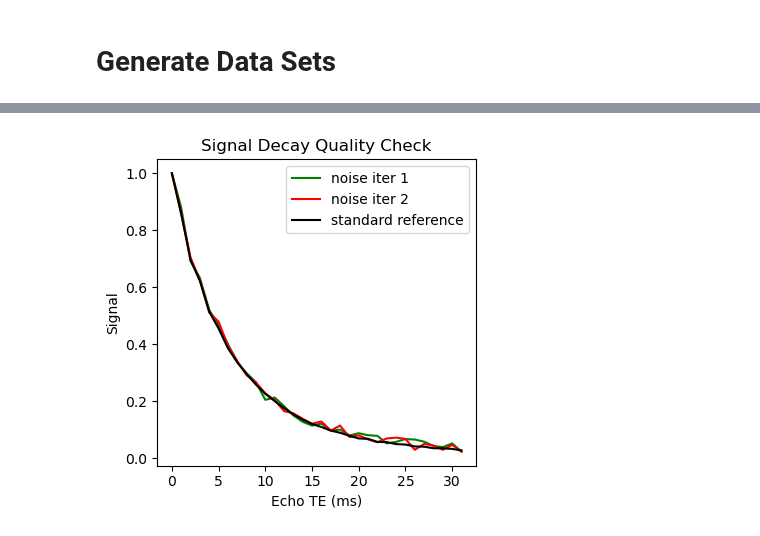
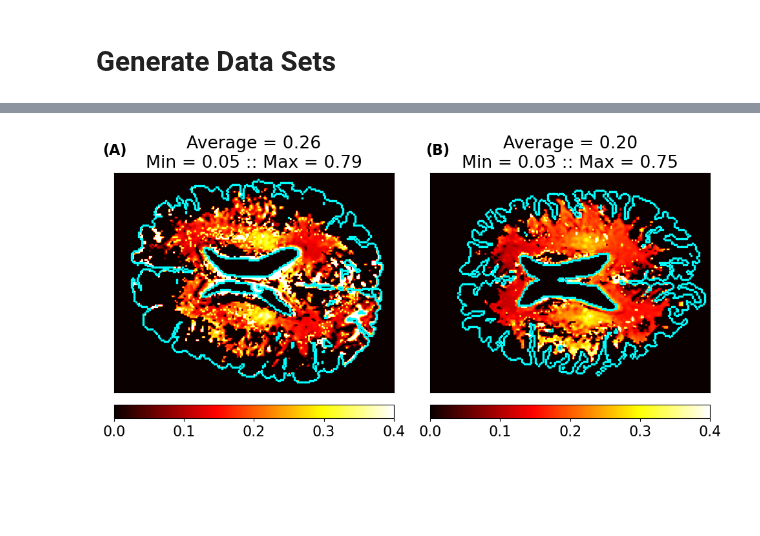
Before and after one commit to Griffin997/Regularization, a Jupyter notebook: check_noNoise_brainReferences.ipynb, the cells around one changed output, grey strips where cells are left out. Drawn from its saved outputs; the diff is of its cells as text; code cells hidden in the pictures; blank space fills up the shorter version.

Commit message:
comparison of gold standard MWF values

```diff
--- a/check_noNoise_brainReferences.ipynb
+++ b/check_noNoise_brainReferences.ipynb
@@ -352,13 +300,0 @@ Text(0.5, 1.0, 'MWF')
-# %%
-fig, ax = plt.subplots(1,1,figsize=(4,4),tight_layout=True)
-plt.plot(all_data[0,n_vert//2,n_hori//2,:], color = 'g', label = 'noise iter 1')
-plt.plot(all_data[1,n_vert//2,n_hori//2,:], color = 'r', label = 'noise iter 2')
-plt.plot(gs_data[n_vert//2,n_hori//2,:], color = 'k', label = 'standard reference')
-plt.xlabel('Echo TE (ms)')
-plt.ylabel('Signal')
-plt.title('Signal Decay Quality Check')
-plt.legend()
-
-plt.show()
-# %% [output]
-[figure, removed]
@@ -403,0 +301,6 @@ f.close()
+# %%
+ds1_brain_outline = get_brain_outline(ds1_masked_region)
+ds1_outline_indices = np.where(ds1_brain_outline == 1)
+
+ds2_brain_outline = get_brain_outline(ds2_masked_region)
+ds2_outline_indices = np.where(ds2_brain_outline == 1)
@@ -403,0 +310,33 @@ f.close()
+# %%
+fig, ax = plt.subplots(1,2,figsize=(10,5.5),tight_layout=True)
+plt.rc('font', size  = 16)
+
+MWF_cb_map = plt.get_cmap('hot', 128)
+# stack_white = np.vstack(((1,0,0,0),MWF_cb_map(np.linspace(0,1,128))))
+# MWF_cb_map = colors.ListedColormap(stack_white, name = 'MWF_cb_map')
+# MWF_cb_map.set_extremes(over = 'purple')
+extend_opt = "neither" #min, max, both, neither
+upper_bound = 0.4
+
+# fig.suptitle('Myelin Water Fraction (MWF) Maps' + '\nNoise Realization: '+ str(iter_oi+1) + ' :: SNR = ' + str(np.round(SNR_array[iter_oi],2)))
+im_ds1 = ax[0].imshow(ds1_nonreg_estimates[:,:,0], cmap = MWF_cb_map, vmin = 0, vmax = upper_bound)
+ax[0].set_title(f'Average = {np.mean(ds1_MWF_mask_region):.2f}\nMin = {np.min(ds1_MWF_mask_region):.2f} :: Max = {np.max(ds1_MWF_mask_region):.2f}')
+ax[0].tick_params(left = False, bottom = False, labelbottom = False, labelleft = False)
+ax[0].plot(ds1_outline_indices[1],ds1_outline_indices[0], color = 'cyan', marker = 's', ls = '', markersize = 1.5)
+
+im_ds2 = ax[1].imshow(ds2_nonreg_estimates[:,:,0], cmap = MWF_cb_map, vmin = 0, vmax = upper_bound)
+ax[1].set_title(f'Average = {np.mean(ds2_MWF_mask_region):.2f}\nMin = {np.min(ds2_MWF_mask_region):.2f} :: Max = {np.max(ds2_MWF_mask_region):.2f}')
+ax[1].tick_params(left = False, bottom = False, labelbottom = False, labelleft = False)
+ax[1].plot(ds2_outline_indices[1],ds2_outline_indices[0], color = 'cyan', marker = 's', ls = '', markersize = 1.5)
+
+fig.colorbar(im_ds1,ax=ax[0],fraction=0.046, pad=0.04, location = "bottom", extend = extend_opt)
+fig.colorbar(im_ds2,ax=ax[1],fraction=0.046, pad=0.04, location = "bottom", extend = extend_opt)
+
+plt.rc('font', size = 16)
+fig.text(0.04,0.85, '(A)', ha="center", va="center", color="black", weight = "bold")
+fig.text(0.54,0.85, '(B)', ha="center", va="center", color="black", weight = "bold")
+plt.rc('font', size = 14)
+
+plt.show()
+# %% [output]
+[figure, added]
```
Also changed, not shown: parts of 12 cells of this notebook.
